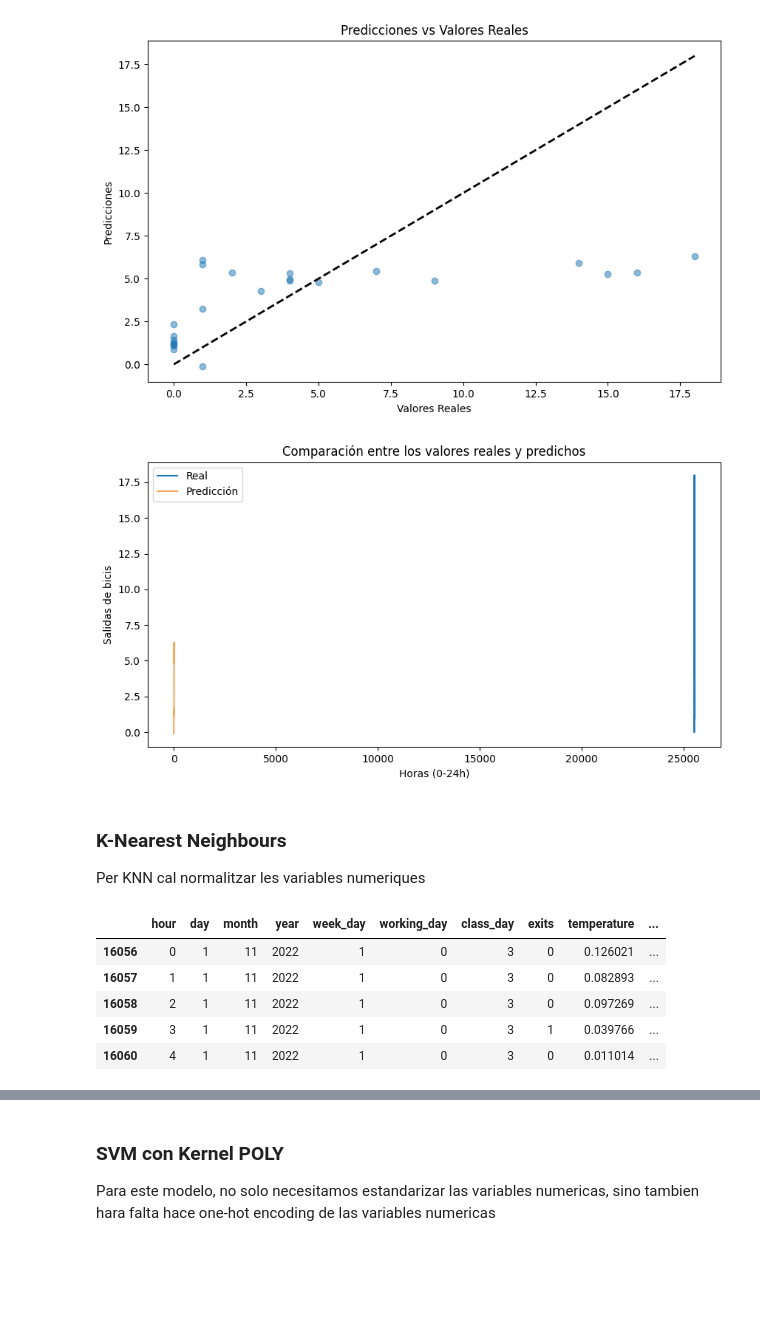
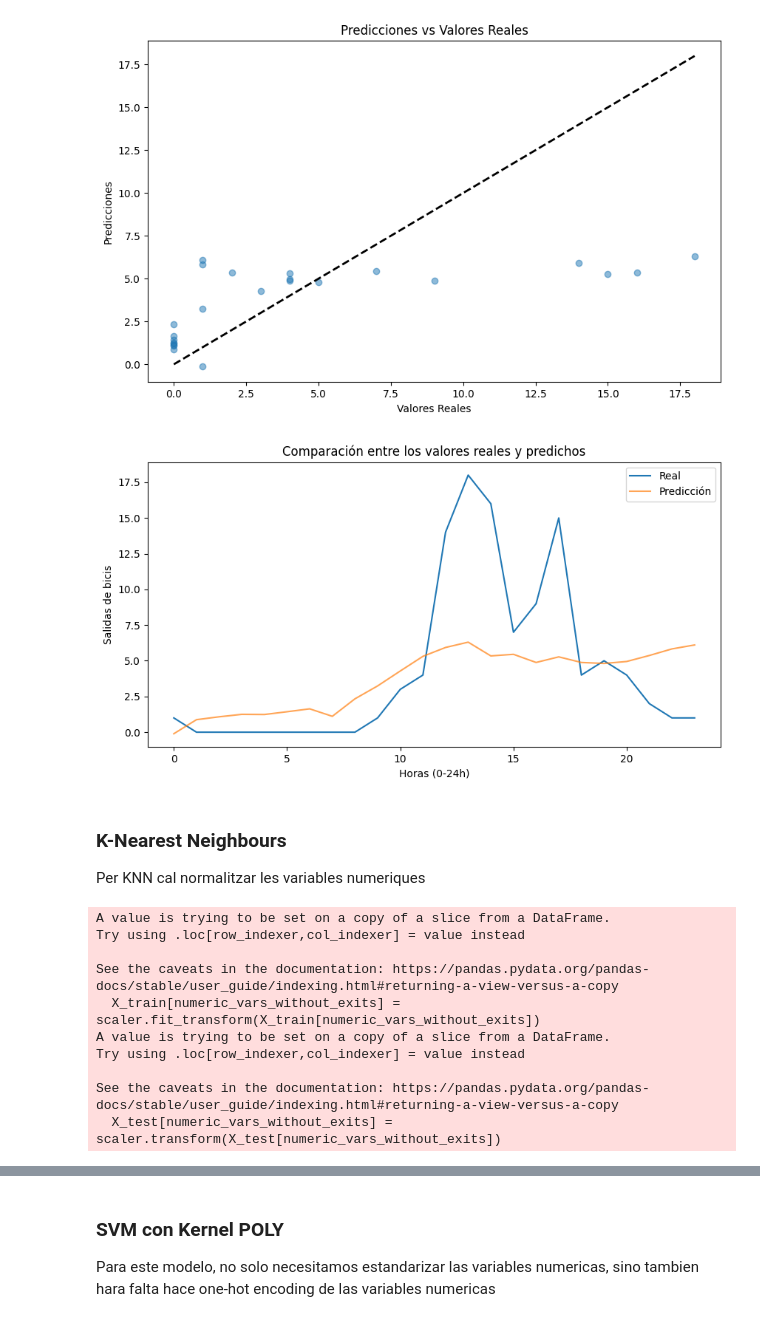
Before and after one commit to nicollorens12/BicingEstimator, a Jupyter notebook: notebook.ipynb, the cells around one changed output, grey strips where cells are left out. Drawn from its saved outputs; the diff is of its cells as text; code cells hidden in the pictures; blank space fills up the shorter version.

```diff
--- a/notebook.ipynb
+++ b/notebook.ipynb
@@ -276,15 +277,15 @@ plt.show();
 # %%
 # Graficar los valores reales vs. los predichos
 plt.figure(figsize=(10, 5))
-plt.plot(y_test, label='Real')
+plt.plot(y_test.reset_index(drop=True), label='Real')
 plt.plot(y_pred_lr, label='Predicción', alpha=0.7)
 plt.title('Comparación entre los valores reales y predichos')
 plt.xlabel('Horas (0-24h)')
 plt.ylabel('Salidas de bicis')
 plt.legend()
 plt.show();
 # %% [output]
-[figure, old version]
+[figure, new version]
 # %% [markdown]
 ### **K-Nearest Neighbours**
 
@@ -292,31 +293,33 @@ Per KNN cal normalitzar les variables numeriques
 # %%
 from sklearn.preprocessing import StandardScaler
 
-# Copy the filtered_data DataFrame to filtered_data_normalized
-filtered_data_normalized = filtered_data.copy()
+# Select the categorical variables for one-hot encoding
+categorical_vars_selected = ["hour", "day", "month", "year", "week_day", "working_day", "class_day","demand_satisfied_lag"]
 
-# Create a StandardScaler object
-scaler = StandardScaler()
+# Perform one-hot encoding on the selected categorical variables
+filtered_data_one = pd.get_dummies(filtered_data, columns=categorical_vars_selected)
 
-# Normalize the variables in numeric_vars_without_exits
-filtered_data_normalized[numeric_vars_without_exits] = scaler.fit_transform(filtered_data_normalized[numeric_vars_without_exits])
+X = filtered_data_one.drop(['exits', 'demand_satisfied'], axis=1)
+y = filtered_data_one['exits']
 
-X = filtered_data.drop(['exits', 'demand_satisfied'], axis=1)
-y = filtered_data['exits']
-
-split_index = int(len(X) - 24)
+split_index = int(len(X) - 730)
 
 X_train = X.iloc[:split_index]
 X_test = X.iloc[split_index:]
 y_train = y.iloc[:split_index]
 y_test = y.iloc[split_index:]
 
-filtered_data_normalized.head()
+X_train[numeric_vars_without_exits] = scaler.fit_transform(X_train[numeric_vars_without_exits])
+X_test[numeric_vars_without_exits] = scaler.transform(X_test[numeric_vars_without_exits])
 # %% [output]
-|  | hour | day | month | year | week_day | working_day | class_day | exits | temperature | ... |
-| 16056 | 0 | 1 | 11 | 2022 | 1 | 0 | 3 | 0 | 0.126021 | ... |
-| 16057 | 1 | 1 | 11 | 2022 | 1 | 0 | 3 | 0 | 0.082893 | ... |
-| 16058 | 2 | 1 | 11 | 2022 | 1 | 0 | 3 | 0 | 0.097269 | ... |
-| 16059 | 3 | 1 | 11 | 2022 | 1 | 0 | 3 | 1 | 0.039766 | ... |
-| 16060 | 4 | 1 | 11 | 2022 | 1 | 0 | 3 | 0 | 0.011014 | ... |
+A value is trying to be set on a copy of a slice from a DataFrame.
+Try using .loc[row_indexer,col_indexer] = value instead
+
+See the caveats in the documentation: https://pandas.pydata.org/pandas-docs/stable/user_guide/indexing.html#returning-a-view-versus-a-copy
+  X_train[numeric_vars_without_exits] = scaler.fit_transform(X_train[numeric_vars_without_exits])
+A value is trying to be set on a copy of a slice from a DataFrame.
+Try using .loc[row_indexer,col_indexer] = value instead
+
+See the caveats in the documentation: https://pandas.pydata.org/pandas-docs/stable/user_guide/indexing.html#returning-a-view-versus-a-copy
+  X_test[numeric_vars_without_exits] = scaler.transform(X_test[numeric_vars_without_exits])
 # %%
```
Also changed, not shown: parts of 18 cells of this notebook.
